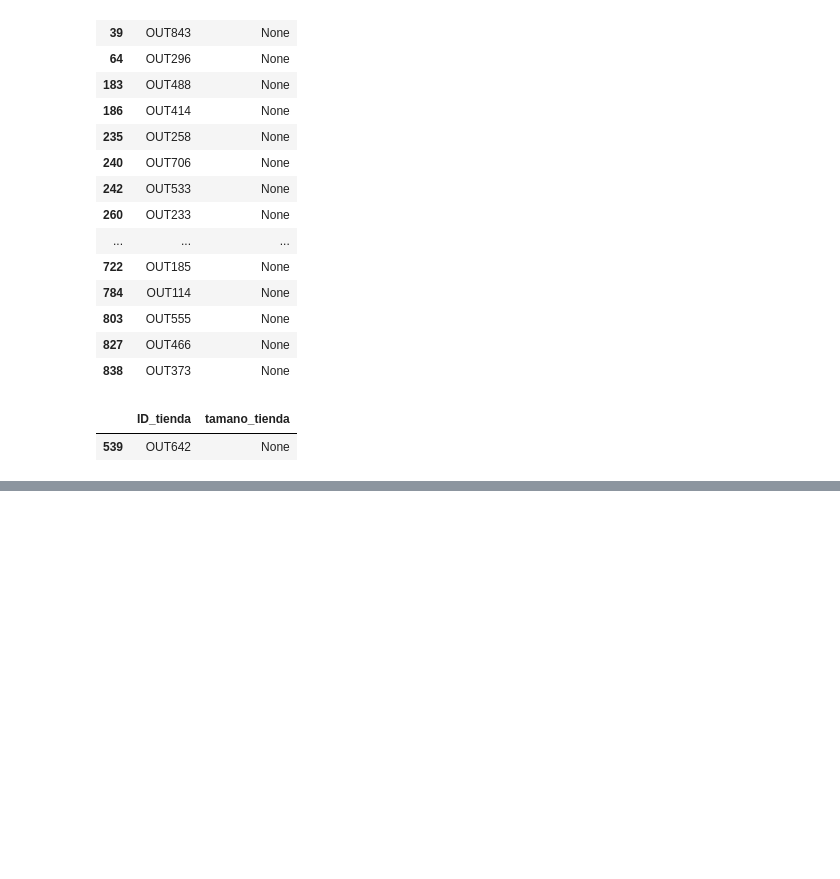
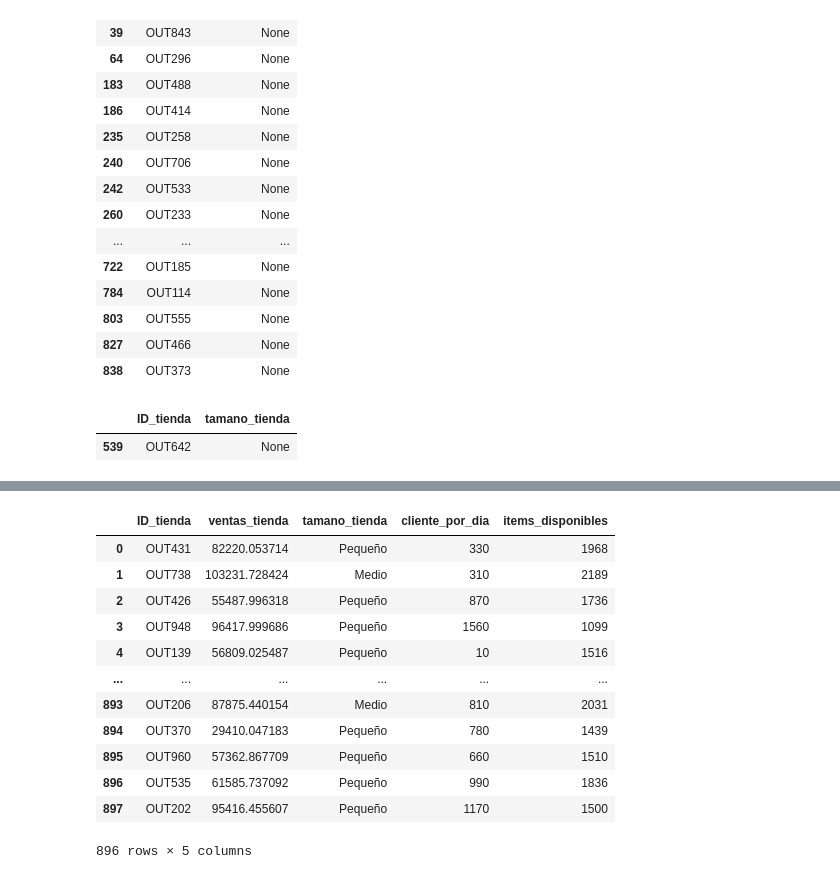
Before and after one commit to Mjdiazri/Code7Days, a Jupyter notebook: Ejercicio_promt_python_dataScience.ipynb, the cells around one changed output, grey strips where cells are left out. Cells and saved outputs as stored; diff of their text form; code cells hidden in the pictures; blank space fills up the shorter version.

```diff
--- a/Ejercicio_promt_python_dataScience.ipynb
+++ b/Ejercicio_promt_python_dataScience.ipynb
@@ -360,4 +360,6 @@ uf_union[uf_union['ID_tienda']== 'OUT642'][['ID_tienda','tamano_tienda']]
 
 uf_union['tamano_tienda'] = uf_union['tamano_tienda'].fillna('desconocido')
 # %%
-#Finalmente, la columna cliente_por_dia	tiene 18 registro nulos. Se opta por llenarlos con el promedio de la columna cliente_por_dia por ID_tienda
+#Finalmente, la columna cliente_por_dia	tiene 18 registro nulos. Se opta por llenarlos con el promedio
+
+uf_union['cliente_por_dia']= uf_union['cliente_por_dia'].fillna(uf_union['cliente_por_dia'].mean())
@@ -363,0 +378,4 @@ uf_union['tamano_tienda'] = uf_union['tamano_tienda'].fillna('desconocido')
+# %%
+# Con respecto a las diferentes categorias de la columna 'tamano_tienda' (pequeno', 'medio', 'Pequeno')se normaliza con funcion replace
+
+uf_union['tamano_tienda'].replace({'pequeno': 'Pequeño', 'Pequeno':'Pequeño','medio':'Medio', 'desconocido': 'Desconocido'}, inplace=True)
@@ -363,0 +394,4 @@ uf_union['tamano_tienda'] = uf_union['tamano_tienda'].fillna('desconocido')
+# %%
+# El siguiente ajuste es en la columna cliente_por_dia que registra como float pero los datos son int. Se cambia formato a int
+
+uf_union['cliente_por_dia'] = uf_union['cliente_por_dia'].astype(int)
@@ -363,0 +415,16 @@ uf_union['tamano_tienda'] = uf_union['tamano_tienda'].fillna('desconocido')
+# %%
+uf_union
+# %% [output]
+|  | ID_tienda | ventas_tienda | tamano_tienda | cliente_por_dia | items_disponibles |
+| 0 | OUT431 | 82220.053714 | Pequeño | 330 | 1968 |
+| 1 | OUT738 | 103231.728424 | Medio | 310 | 2189 |
+| 2 | OUT426 | 55487.996318 | Pequeño | 870 | 1736 |
+| 3 | OUT948 | 96417.999686 | Pequeño | 1560 | 1099 |
+| 4 | OUT139 | 56809.025487 | Pequeño | 10 | 1516 |
+| ... | ... | ... | ... | ... | ... |
+| 893 | OUT206 | 87875.440154 | Medio | 810 | 2031 |
+| 894 | OUT370 | 29410.047183 | Pequeño | 780 | 1439 |
+| 895 | OUT960 | 57362.867709 | Pequeño | 660 | 1510 |
+| 896 | OUT535 | 61585.737092 | Pequeño | 990 | 1836 |
+| 897 | OUT202 | 95416.455607 | Pequeño | 1170 | 1500 |
+896 rows × 5 columns
```
Also changed, not shown: parts of 4 cells of this notebook.
